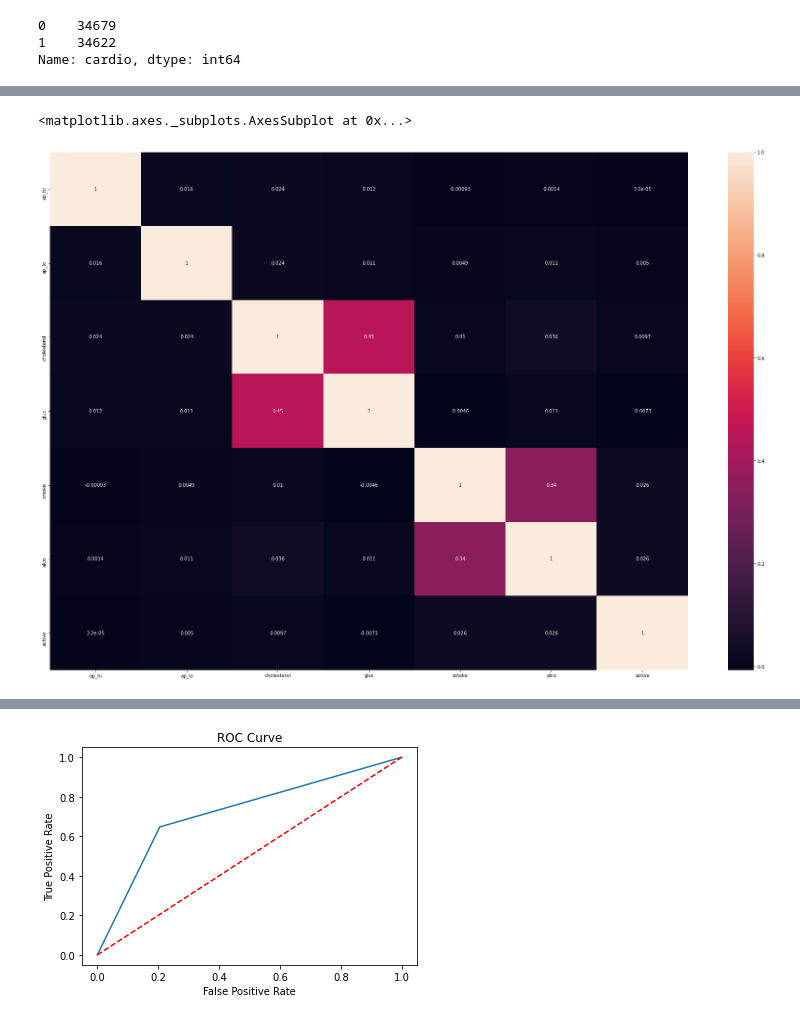
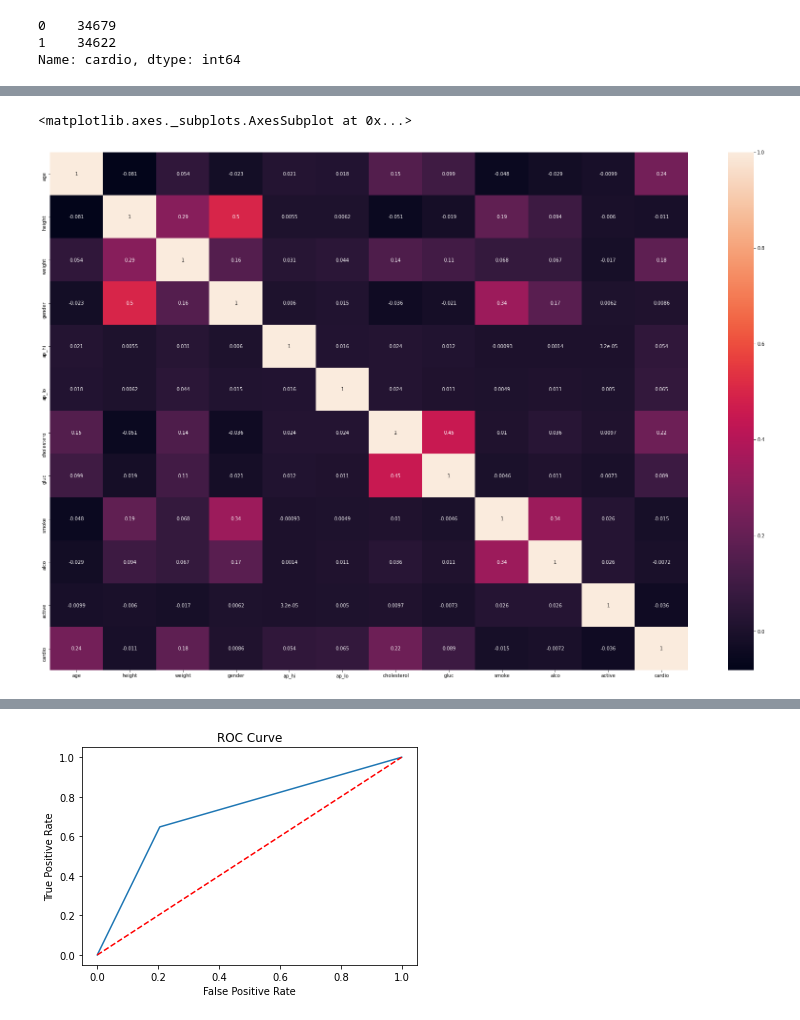
Before and after one commit to ikyath/CardioVascularDiseaseDetection, a Jupyter notebook: Cardiovascular_Disease_Detection.ipynb, the cells around one changed output, grey strips where cells are left out. Cells and saved outputs as stored; diff of their text form; code cells hidden in the pictures.

```diff
--- a/Cardiovascular_Disease_Detection.ipynb
+++ b/Cardiovascular_Disease_Detection.ipynb
@@ -151,2 +151,12 @@ features=['ap_hi','ap_lo','cholesterol','gluc','smoke','alco','active']
 # %%
-features_vif=['ap_hi','ap_lo','cholesterol','gluc','smoke','alco','active','cardio']
+features_vif=["age", "height", "weight",'gender','ap_hi','ap_lo','cholesterol','gluc','smoke','alco','active','cardio']
+# %%
+s_list = ["age", "height", "weight", "ap_hi", "ap_lo"]
+def standartization(x):
+    x_std = x.copy(deep=True)
+    for column in s_list:
+        x_std[column] = (x_std[column]-x_std[column].mean())/x_std[column].std()
+    return x_std
+train_std=standartization(train)
+train_std.head()
+train=train_std
@@ -212,10 +239,10 @@ import seaborn as sns
 %matplotlib inline
 # %%
 plt.figure(figsize=(30,20))
-sns.heatmap(train[features].corr(),annot=True)
+sns.heatmap(train[features_vif].corr(),annot=True)
 # %% [output]
 <matplotlib.axes._subplots.AxesSubplot at 0x...>
-[figure, old version]
+[figure, new version]
 # %%
 from sklearn.linear_model import LogisticRegression
 from sklearn.metrics import accuracy_score,confusion_matrix
```
Also changed, not shown: parts of 9 cells of this notebook.
